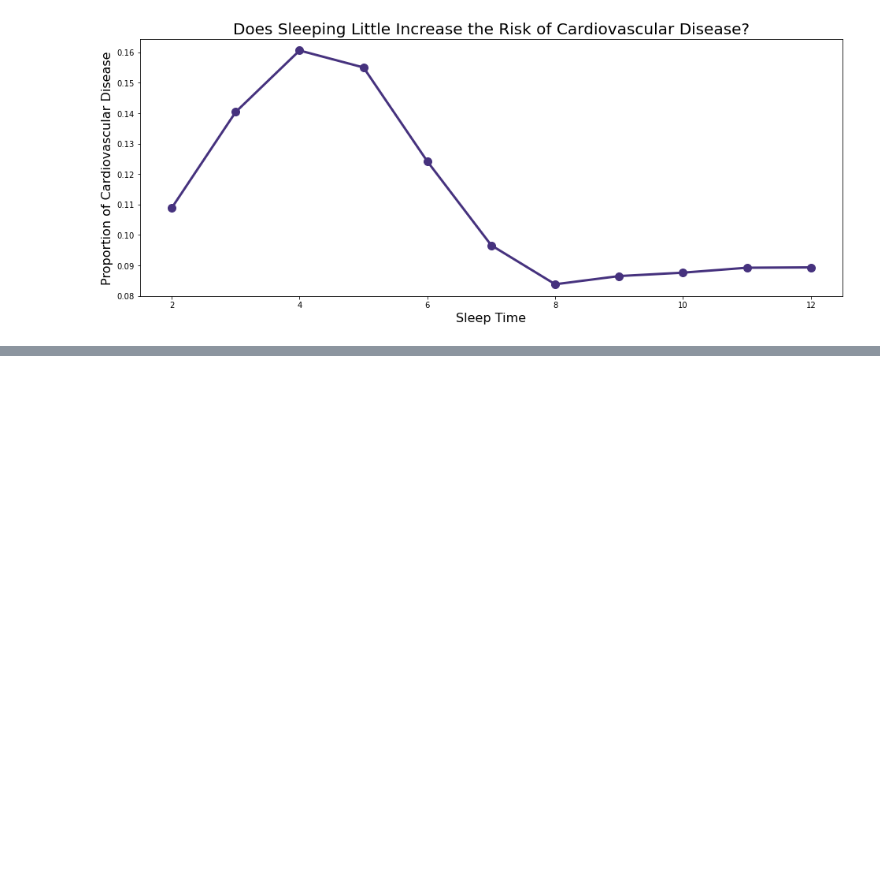
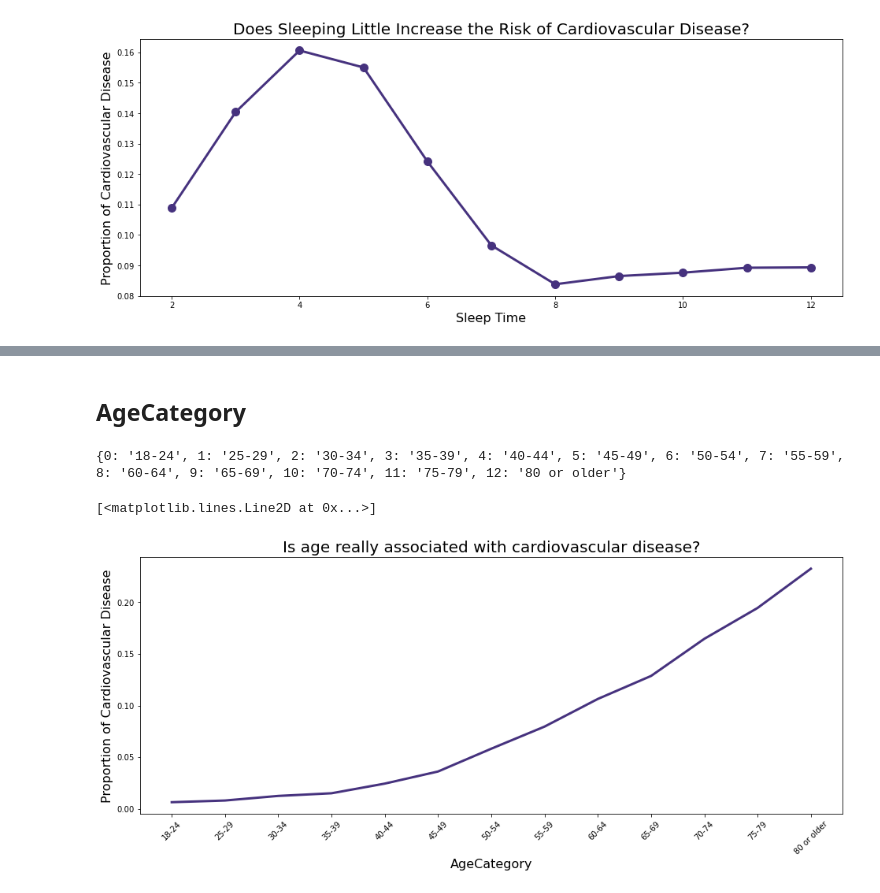
Before and after one commit to pmonteros/data_scientist_nanodegree, a Jupyter notebook: Proyecto 1/cardiovascular_disease.ipynb, the cells around one changed output, grey strips where cells are left out. Drawn from its saved outputs; the diff is of its cells as text; code cells hidden in the pictures; blank space fills up the shorter version.

```diff
--- a/Proyecto 1/cardiovascular_disease.ipynb
+++ b/Proyecto 1/cardiovascular_disease.ipynb
@@ -225,7 +227,0 @@ plt.show()
-# %%
-#sns.set_style('white')
-sns.set_palette('viridis')
-plt.figure(figsize = (13,6))
-plt.title('Distribution of correlation of features')
-(correlation['SleepTime']).sort_values()[:-1].plot.barh()
-plt.show()
@@ -355,0 +320,31 @@ No 0.8870225138335469
+# %% [markdown]
+## AgeCategory
+# %%
+# Original dictionary
+dict_orig = {'18-24': 0, '25-29': 1, '30-34': 2, '35-39': 3, '40-44': 4, '45-49': 5, '50-54': 6, '55-59': 7, '60-64': 8, '65-69': 9, '70-74': 10, '75-79': 11, '80 or older': 12}
+
+# Invert the keys and values.
+dict_invert = {v: k for k, v in dict_orig.items()}
+
+print(dict_invert)
+# %% [output]
+{0: '18-24', 1: '25-29', 2: '30-34', 3: '35-39', 4: '40-44', 5: '45-49', 6: '50-54', 7: '55-59', 8: '60-64', 9: '65-69', 10: '70-74', 11: '75-79', 12: '80 or older'}
+# %%
+list_of_agecategory = []
+for i in dict_orig:
+    list_of_agecategory.append(i)
+# %%
+df_new['AgeCategory'] = df_new['AgeCategory'].replace(dict_invert)
+df_plot_agecategory = df_new.groupby(['AgeCategory']).mean()
+
+plt.figure(figsize=(16,6))
+plt.title('Is age really associated with cardiovascular disease?',fontsize = 20)
+plt.ylabel('Proportion of Cardiovascular Disease', fontsize = 16)
+plt.xlabel('AgeCategory', fontsize = 16)
+
+#df_plot_agecategory['HeartDisease'].plot(fontsize= 10, linewidth = 3)
+plt.xticks(rotation = 45)
+plt.plot(list_of_agecategory, df_plot_agecategory['HeartDisease'] , linewidth = 3)
+# %% [output]
+[<matplotlib.lines.Line2D at 0x...>]
+[figure, added]
```
Also changed, not shown: parts of 17 cells of this notebook.
